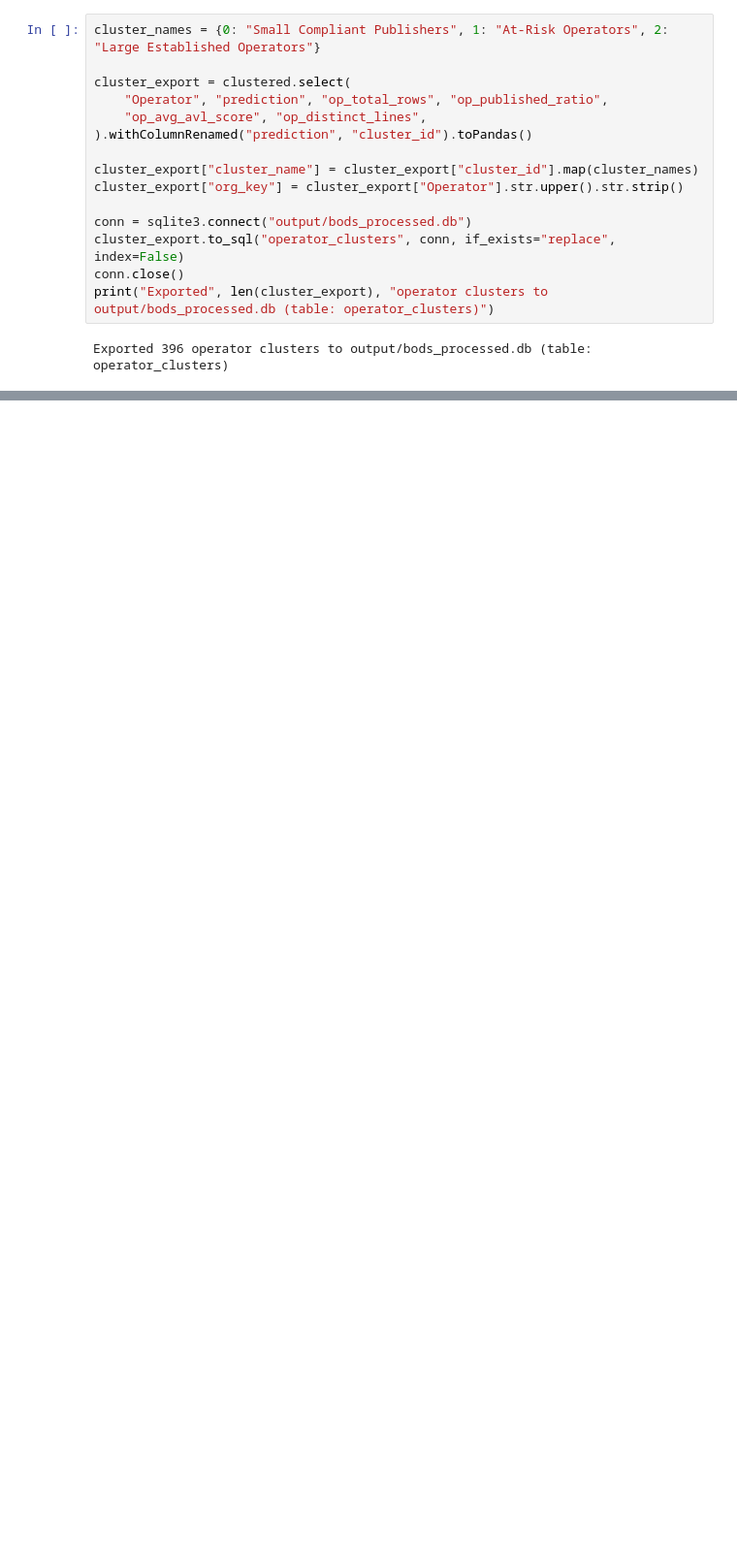
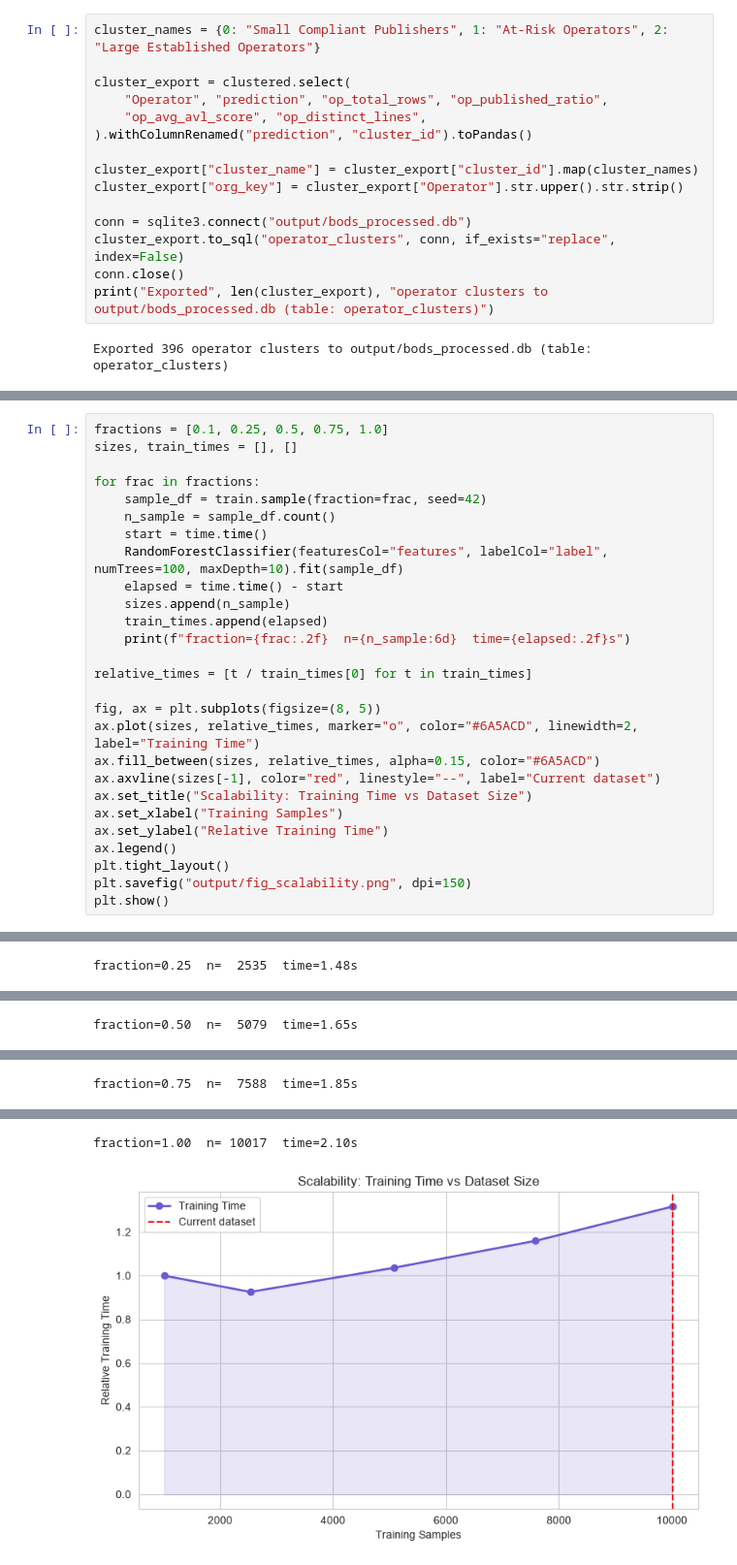
Before and after one commit to Abi-Aeera/240367_BIGDATA_Assignment, a Jupyter notebook: explore.ipynb, the cells around one changed output, grey strips where cells are left out. Shown at 97% size. Drawn from its saved outputs; the diff is of its cells as text; blank space fills up the shorter version.

```diff
--- a/explore.ipynb
+++ b/explore.ipynb
@@ -830,0 +907,28 @@ Exported 396 operator clusters to output/bods_processed.db (table: operator_clus
+# %%
+fractions = [0.1, 0.25, 0.5, 0.75, 1.0]
+sizes, train_times = [], []
+
+for frac in fractions:
+    sample_df = train.sample(fraction=frac, seed=42)
+    n_sample = sample_df.count()
+    start = time.time()
+    RandomForestClassifier(featuresCol="features", labelCol="label", numTrees=100, maxDepth=10).fit(sample_df)
+    elapsed = time.time() - start
+    sizes.append(n_sample)
+    train_times.append(elapsed)
+    print(f"fraction={frac:.2f}  n={n_sample:6d}  time={elapsed:.2f}s")
+
+relative_times = [t / train_times[0] for t in train_times]
+
+fig, ax = plt.subplots(figsize=(8, 5))
+ax.plot(sizes, relative_times, marker="o", color="#6A5ACD", linewidth=2, label="Training Time")
+ax.fill_between(sizes, relative_times, alpha=0.15, color="#6A5ACD")
+ax.axvline(sizes[-1], color="red", linestyle="--", label="Current dataset")
+ax.set_title("Scalability: Training Time vs Dataset Size")
+ax.set_xlabel("Training Samples")
+ax.set_ylabel("Relative Training Time")
+ax.legend()
+plt.tight_layout()
+plt.savefig("output/fig_scalability.png", dpi=150)
+plt.show()
+# %% [output]
@@ -830,0 +940 @@ Exported 396 operator clusters to output/bods_processed.db (table: operator_clus
+fraction=0.25  n=  2535  time=1.48s
@@ -830,0 +944 @@ Exported 396 operator clusters to output/bods_processed.db (table: operator_clus
+fraction=0.50  n=  5079  time=1.65s
@@ -830,0 +948 @@ Exported 396 operator clusters to output/bods_processed.db (table: operator_clus
+fraction=0.75  n=  7588  time=1.85s
@@ -830,0 +952,2 @@ Exported 396 operator clusters to output/bods_processed.db (table: operator_clus
+fraction=1.00  n= 10017  time=2.10s
+[figure, added]
```
Also changed, not shown: parts of 7 cells of this notebook, 5 other files.
